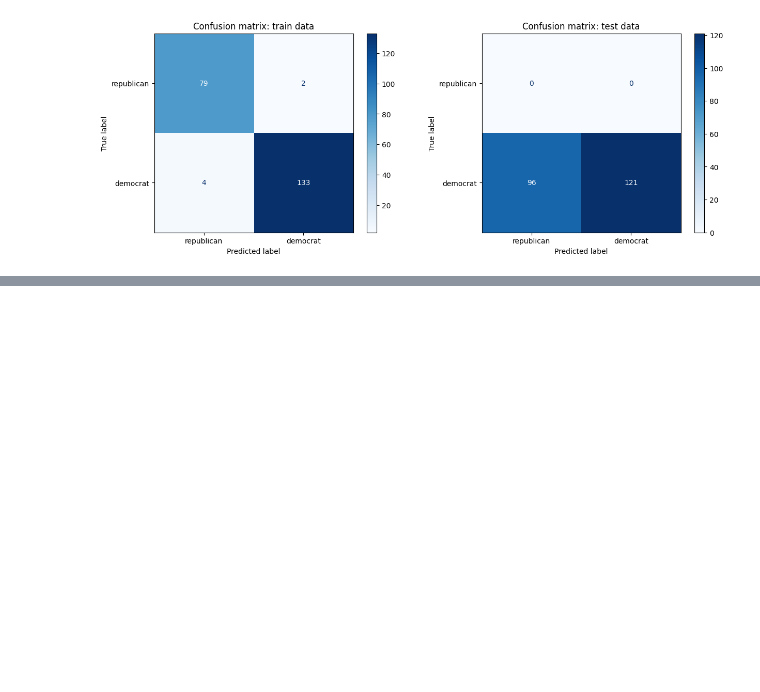
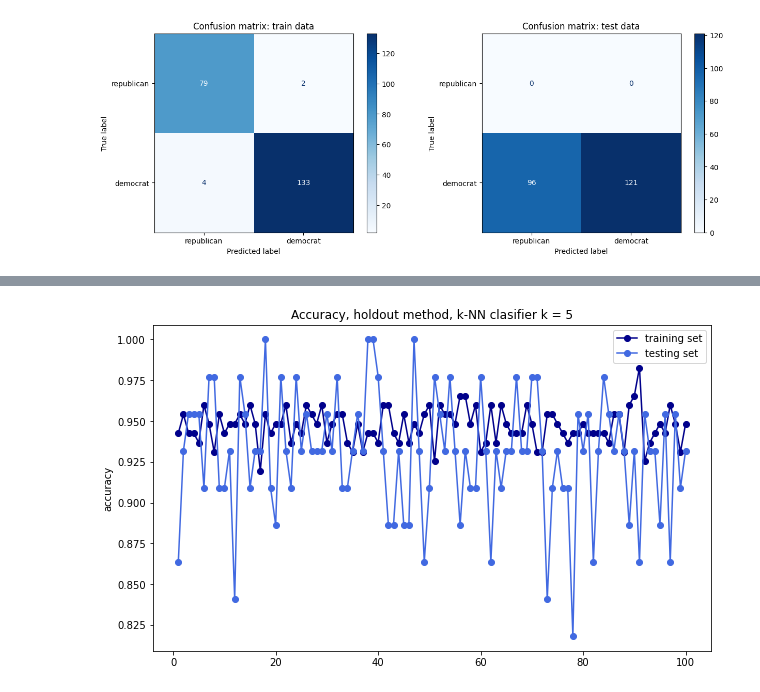
Before and after one commit to nadiaverdha/MachineLearningEx1, a Jupyter notebook: Ex1_kaggle_small.ipynb, the cells around one changed output, grey strips where cells are left out. Cells and saved outputs as stored; diff of their text form; code cells hidden in the pictures; blank space fills up the shorter version.

```diff
--- a/Ex1_kaggle_small.ipynb
+++ b/Ex1_kaggle_small.ipynb
@@ -561,0 +894,4 @@ Precision on test:  1.0
+# %%
+hold_out(k=5)
+# %% [output]
+[figure, added]
```
Also changed, not shown: parts of 54 cells of this notebook.
